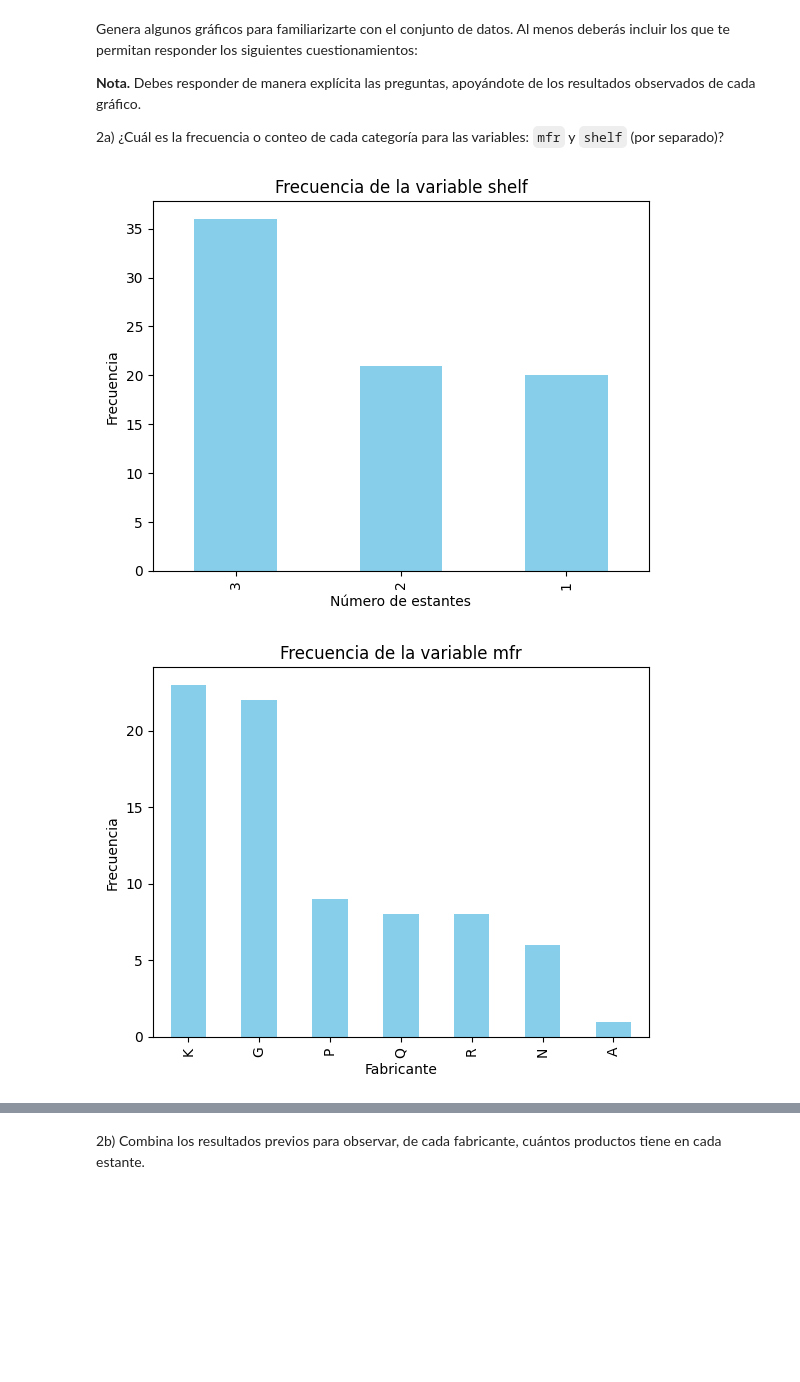
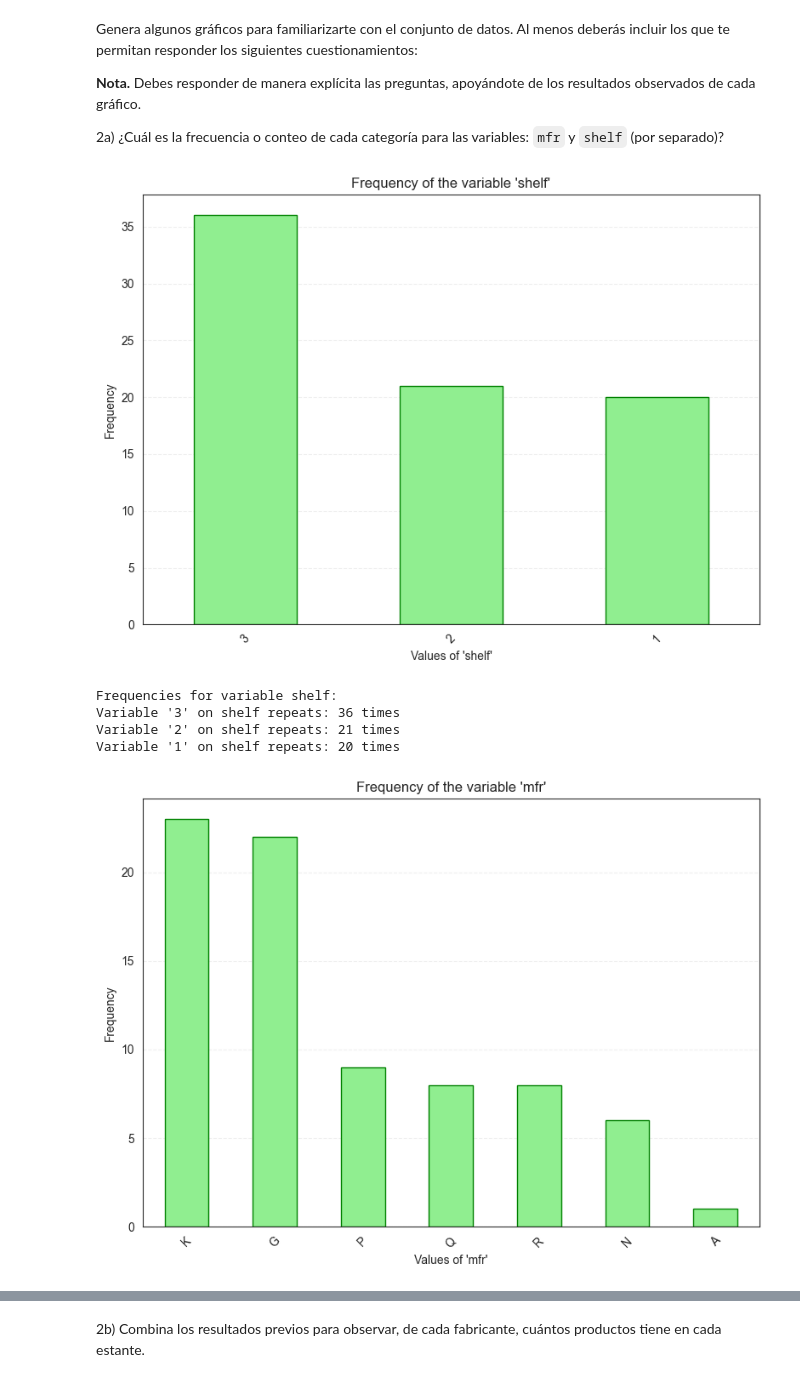
Before and after one commit to Hillelman/ciencia-de-datos-equipo, a Jupyter notebook: actividad-7/Actividad7PCA.ipynb, the cells around one changed output, grey strips where cells are left out. Drawn from its saved outputs; the diff is of its cells as text; code cells hidden in the pictures; blank space fills up the shorter version.

```diff
--- a/actividad-7/Actividad7PCA.ipynb
+++ b/actividad-7/Actividad7PCA.ipynb
@@ -89,27 +111,34 @@ Genera algunos gráficos para familiarizarte con el conjunto de datos. Al menos
 **Nota.** Debes responder de manera explícita las preguntas, apoyándote de los resultados observados de cada gráfico.
 
 2a) ¿Cuál es la frecuencia o conteo de cada categoría para las variables: `mfr` y `shelf` (por separado)?
-# %%
-# Frecuencia de la variable 'shelf'
-frecuencia_shelf = cereals_df['shelf'].value_counts()
-
-# Gráfico de barras de la variable 'shelf'
-frecuencia_shelf.plot(kind='bar', color='skyblue')
-plt.title('Frecuencia de la variable shelf')
-plt.xlabel('Número de estantes')
-plt.ylabel('Frecuencia')
-plt.show()
-# %% [output]
-[figure, removed]
-# %%
-# Frecuencia de la variable 'mfr'
-frecuencia_mfr = cereals_df['mfr'].value_counts()
-
-# Gráfico de barras de la variable 'mfr'
-frecuencia_mfr.plot(kind='bar', color='skyblue')
-plt.title('Frecuencia de la variable mfr')
-plt.xlabel('Fabricante')
-plt.ylabel('Frecuencia')
-plt.show()
-# %% [output]
-[figure, removed]
+# %%
+# Cálculo de frecuencias por variable
+def calculateFrequencyAndPlot(df, columnName):
+    frequency = df[columnName].value_counts()
+
+    plt.figure(figsize=(8, 6))
+    frequency.plot(kind='bar', color='lightgreen', edgecolor='green')
+    plt.title(f"Frequency of the variable '{columnName}'")
+    plt.xlabel(f"Values of '{columnName}'")
+    plt.ylabel('Frequency')
+    plt.xticks(rotation=45)
+    plt.grid(axis='y', linestyle='--', alpha=0.3)
+    plt.tight_layout()
+    plt.show()
+
+    print("Frequencies for variable", columnName + ":")
+    for category, frequency in frequency.items():
+        print(f"Variable '{category}' on {columnName} repeats: {frequency} times")
+# %%
+# Conteo de frecuencia para variable "shelf"
+calculateFrequencyAndPlot(cereals_df, 'shelf')
+
+# Conteo de frecuencia para variable "mfr"
+calculateFrequencyAndPlot(cereals_df, 'mfr')
+# %% [output]
+[figure, added]
+Frequencies for variable shelf:
+Variable '3' on shelf repeats: 36 times
+Variable '2' on shelf repeats: 21 times
+Variable '1' on shelf repeats: 20 times
+[figure, added]
```
Also changed, not shown: parts of 17 cells of this notebook, 1 other file.
